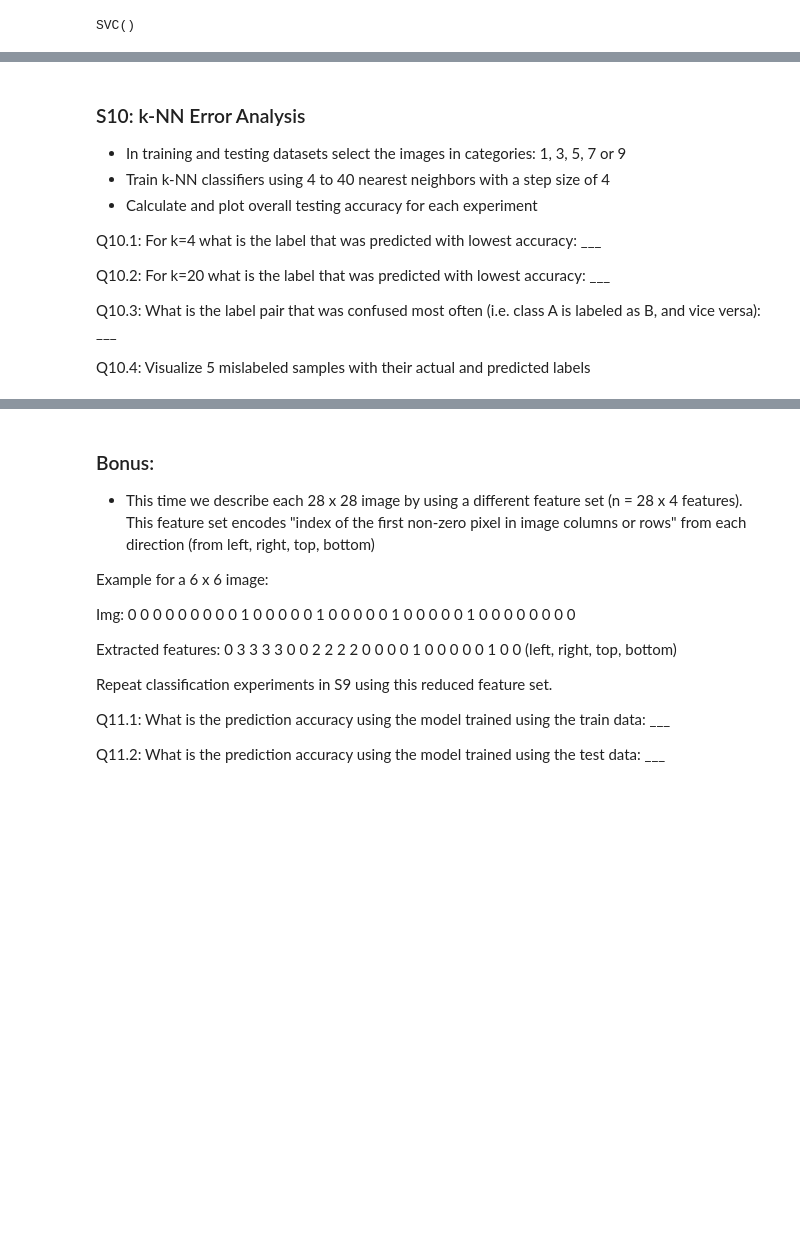
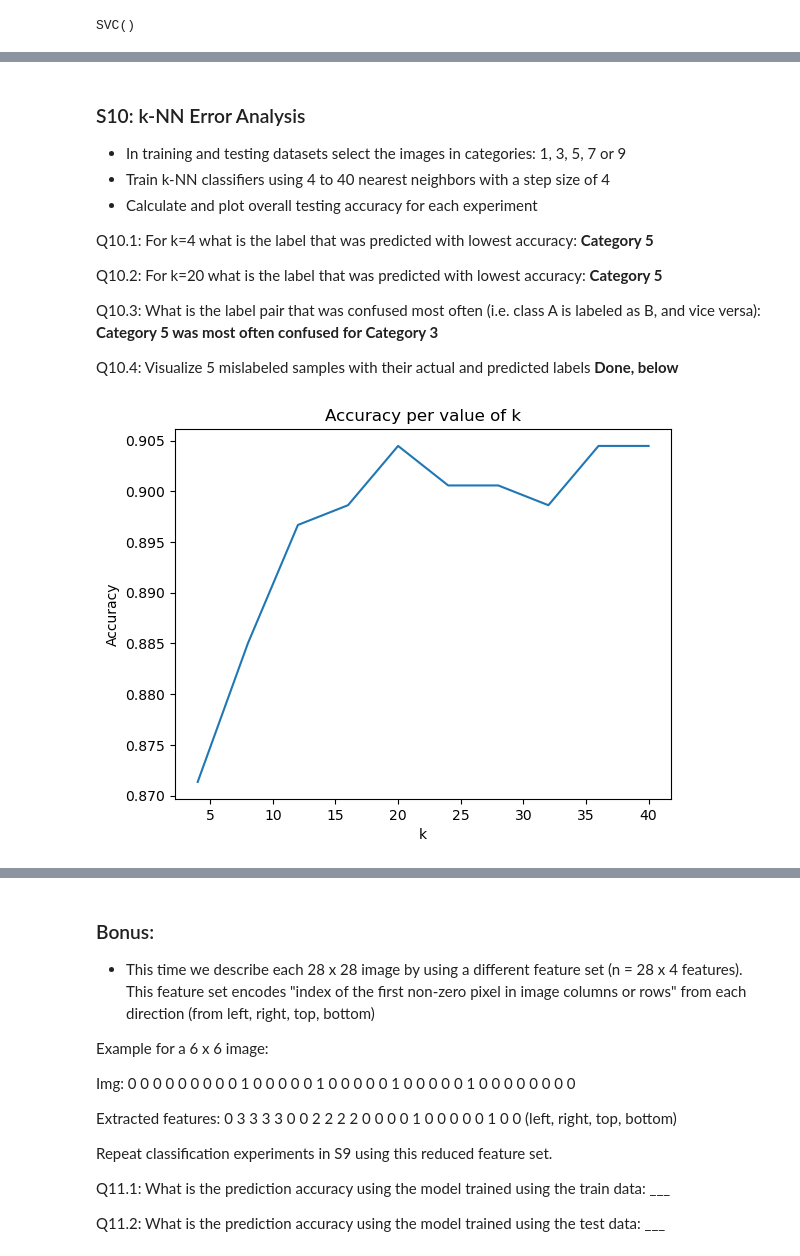
Before and after one commit to rradams/MUSA-650_Spring2023, a Jupyter notebook: HW1/MUSA650_Spring2023_HW1.ipynb, the cells around one changed output, grey strips where cells are left out. Cells and saved outputs as stored; diff of their text form; code cells hidden in the pictures; blank space fills up the shorter version.

```diff
--- a/HW1/MUSA650_Spring2023_HW1.ipynb
+++ b/HW1/MUSA650_Spring2023_HW1.ipynb
@@ -31,4 +31,4 @@ import matplotlib.pyplot as plt
 import tensorflow as tf
 # %%
 # import dataset
-mnist = tf.keras.datasets.mnist.load_data(path="C://Users//radams//src//remote_sensing//HW1//data//mnist.npz")
+mnist = tf.keras.datasets.mnist.load_data(path="C://Users//radams//src//remote_sensing//MUSA-650_Spring2023_week1//HW1//data//mnist.npz")
@@ -805,10 +804,10 @@ accuracy_score(y_39_train, pred_for_39train) # evaluate
 - Train k-NN classifiers using 4 to 40 nearest neighbors with a step size of 4
 - Calculate and plot overall testing accuracy for each experiment
 
-Q10.1: For k=4 what is the label that was predicted with lowest accuracy:   ___
+Q10.1: For k=4 what is the label that was predicted with lowest accuracy:   **Category 5**
 
-Q10.2: For k=20 what is the label that was predicted with lowest accuracy:   ___
+Q10.2: For k=20 what is the label that was predicted with lowest accuracy:   **Category 5**
 
-Q10.3: What is the label pair that was confused most often (i.e. class A is labeled as B, and vice versa):   ___
+Q10.3: What is the label pair that was confused most often (i.e. class A is labeled as B, and vice versa):   **Category 5 was most often confused for Category 3**
 
-Q10.4: Visualize 5 mislabeled samples with their actual and predicted labels
+Q10.4: Visualize 5 mislabeled samples with their actual and predicted labels **Done, below**
@@ -814,0 +845,45 @@ Q10.4: Visualize 5 mislabeled samples with their actual and predicted labels
+# %%
+# Train k-NN classifiers using 4 to 40 nearest neighbors with a step size of 4
+from sklearn.neighbors import KNeighborsClassifier
+
+sc = StandardScaler() # desfine scale
+
+# Reshape x sets
+# Reshape the x sets so they're 2-dimensional to work with scaling, fitting, and predicting
+x_train_cats_reshaped = X_train_cats.reshape((X_train_cats.shape[0]),(28*28))
+x_test_cats_reshaped = X_test_cats.reshape((X_test_cats.shape[0]),(28*28))
+
+# scale
+x_cats_trained_scaled = sc.fit_transform(x_train_cats_reshaped) # scale
+
+# Initialize lists
+k_step = list()
+accuracy_score_list = list()
+predictions_list = list()
+k = 4
+
+# train and predict using knn, for values of k 4 to 40, in steps of 4
+while k <= 40:
+    knn = KNeighborsClassifier(n_neighbors=k) # define
+    knn.fit(X = x_cats_trained_scaled, y = Y_train_cats) # train
+    pred_for_cat_test = knn.predict(x_test_cats_reshaped) # predict
+    accuracy = accuracy_score(Y_test_cats, pred_for_cat_test) # evaluate
+    k_step.append(k)
+    accuracy_score_list.append(accuracy)
+    predictions_list.append(pred_for_cat_test)
+    k = k+4
+# %%
+import seaborn as sns
+
+cat_knn_accuracy = np.column_stack((k_step, accuracy_score_list)) # combine list of k values and their associated accuracy
+cat_knn_accuracy
+
+sns.lineplot(cat_knn_accuracy,
+            x = cat_knn_accuracy[:,0],
+            y = cat_knn_accuracy[:,1])
+plt.xlabel("k")
+plt.ylabel("Accuracy")
+plt.title("Accuracy per value of k")
+plt.show()
+# %% [output]
+[figure, added]
```
Also changed, not shown: parts of 46 cells of this notebook.
